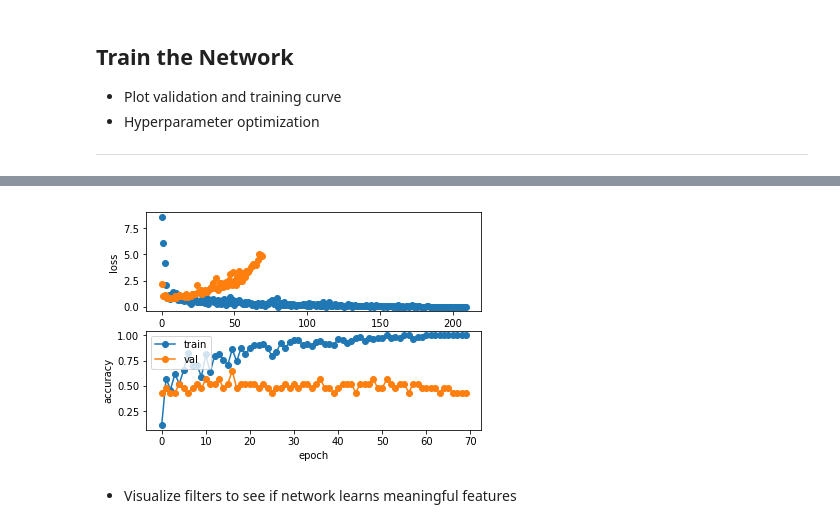
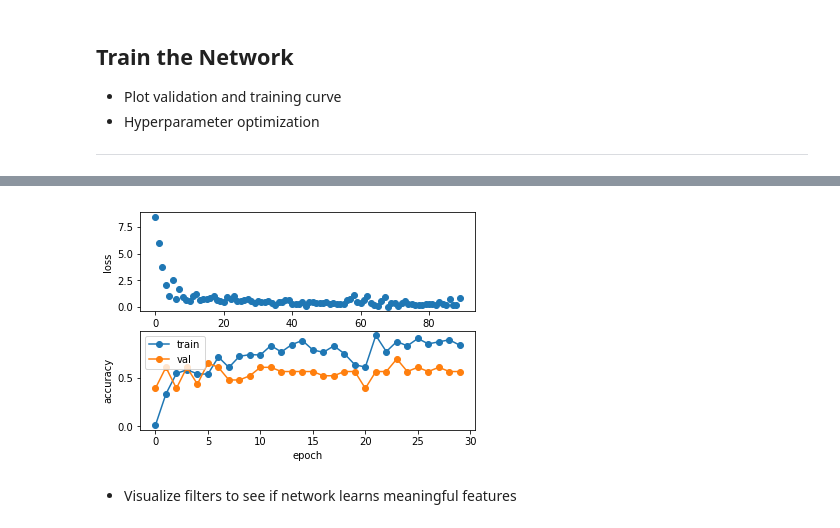
Before and after one commit to sophiajw/DeepLearningMammograms, a Jupyter notebook: Results_alexnet.ipynb, the cells around one changed output, grey strips where cells are left out. Saved outputs shown, nothing was run; the diff lists cells and outputs as text; code cells hidden in the pictures.

```diff
--- a/Results_alexnet.ipynb
+++ b/Results_alexnet.ipynb
@@ -48,12 +48,12 @@ Test size: 23
 
 ****
 # %%
-from code.classifiers.classification_mammograms import ClassificationMammograms
-from code.solver import Solver
+from deeplearner.classifiers.classification_mammograms import ClassificationMammograms
+from deeplearner.solver import Solver
 
 best_model = None
 
-num_epochs = 70
+num_epochs = 30
 batch_size = [32]
 
 learning_rates = [1e-4]
@@ -91,19 +91,19 @@ FINISH.
 # %%
 plt.subplot(2, 1, 1)
 plt.plot(solver.train_loss_history, 'o')
-plt.plot(solver.val_loss_history, 'o')
+#plt.plot(solver.val_loss_history, 'o')
 plt.xlabel('iteration')
 plt.ylabel('loss')
 
 plt.subplot(2, 1, 2)
 plt.plot(solver.train_acc_history, '-o')
 plt.plot(solver.val_acc_history, '-o')
 plt.legend(['train', 'val'], loc='upper left')
 plt.xlabel('epoch')
 plt.ylabel('accuracy')
 plt.show()
 # %% [output]
-[figure, old version]
+[figure, new version]
 # %% [markdown]
 * Visualize filters to see if network learns meaningful features
 # %%
```
Also changed, not shown: parts of 4 cells of this notebook, 2 other files.
